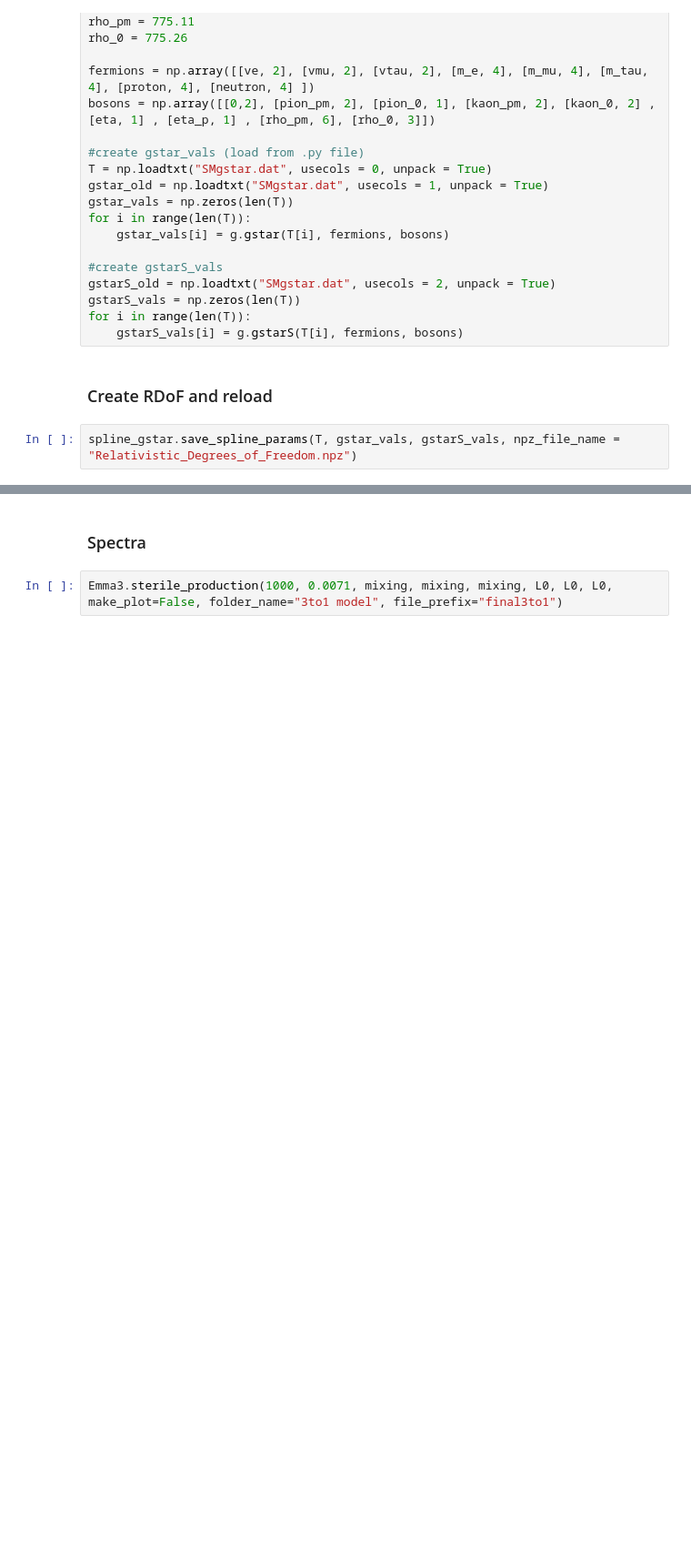
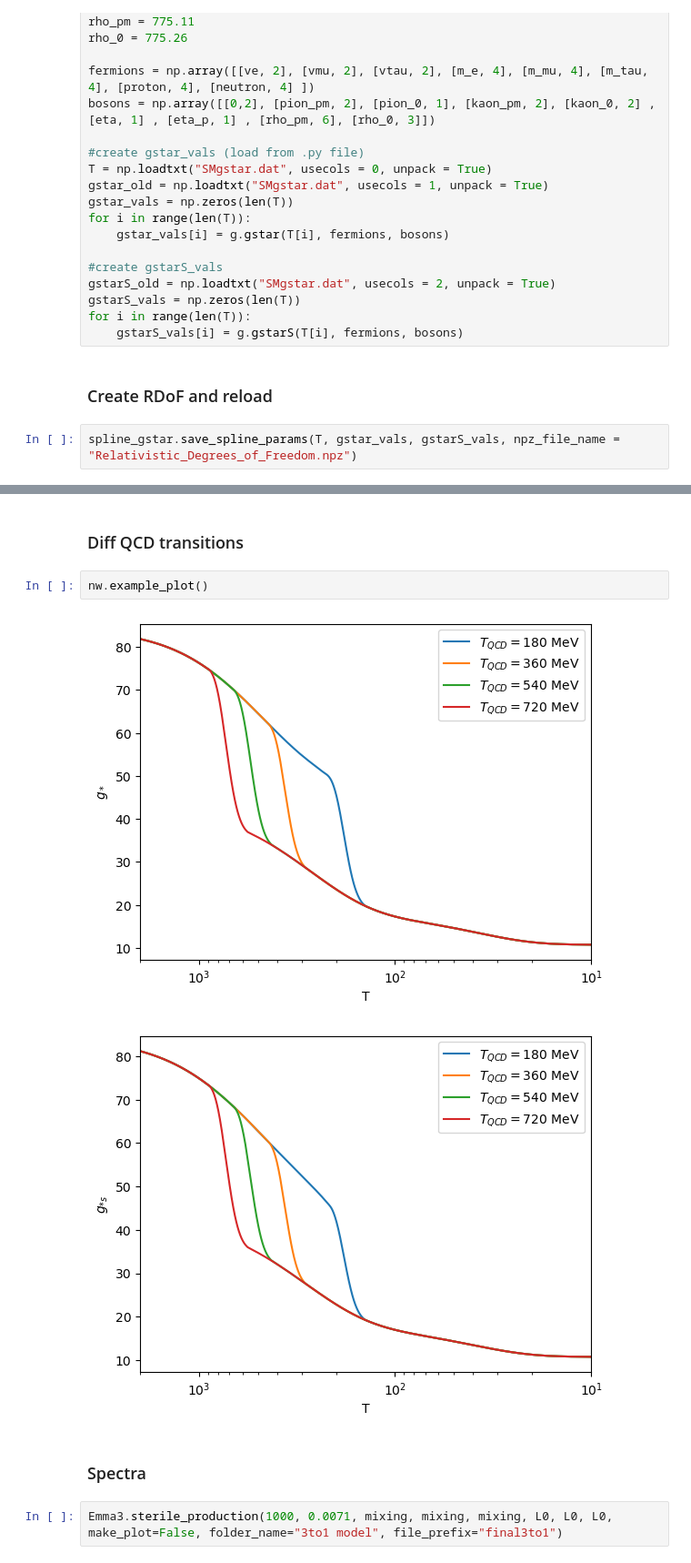
Before and after one commit to emmahorner/new_QCD, a Jupyter notebook: create RDoF.ipynb, the cells around one changed output, grey strips where cells are left out. Shown at 91% size. Saved outputs shown, nothing was run; the diff lists cells and outputs as text; blank space fills up the shorter version.

```diff
--- a/create RDoF.ipynb
+++ b/create RDoF.ipynb
@@ -61,3 +66,10 @@ importlib.reload(Emma3)
+# %% [markdown]
+### Diff QCD transitions
+# %%
+nw.example_plot()
+# %% [output]
+[figure, added]
+[figure, added]
 # %% [markdown]
 ### Spectra
 # %%
```
Also changed, not shown: parts of 3 cells of this notebook.
